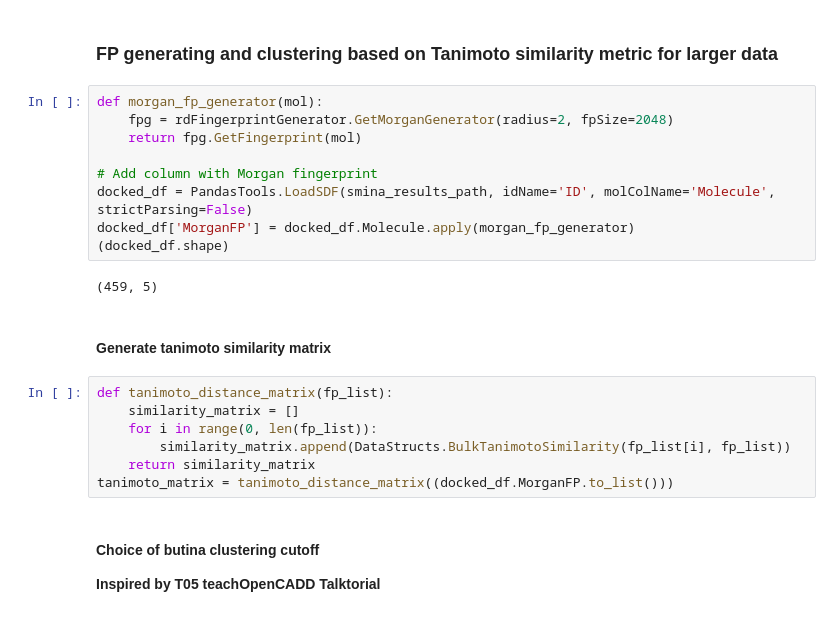
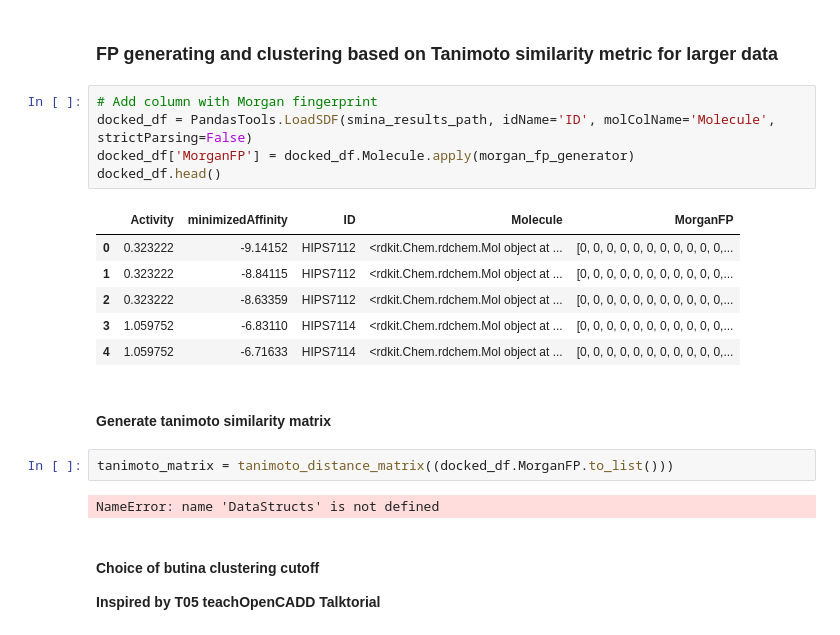
Before and after one commit to volkamerlab/MolDockLab, a Jupyter notebook: ECFT_VS_pipeline.ipynb, the cells around one changed output. Saved outputs shown, nothing was run; the diff lists cells and outputs as text.

```diff
--- a/ECFT_VS_pipeline.ipynb
+++ b/ECFT_VS_pipeline.ipynb
@@ -307,25 +165,23 @@ minimizedAffinity  0.323994           1.000000
 # %% [markdown]
 ### FP generating and clustering based on Tanimoto similarity metric for larger data
 # %%
-def morgan_fp_generator(mol):
-    fpg = rdFingerprintGenerator.GetMorganGenerator(radius=2, fpSize=2048)
-    return fpg.GetFingerprint(mol)
-
 # Add column with Morgan fingerprint
 docked_df = PandasTools.LoadSDF(smina_results_path, idName='ID', molColName='Molecule', strictParsing=False)
 docked_df['MorganFP'] = docked_df.Molecule.apply(morgan_fp_generator)
-(docked_df.shape)
+docked_df.head()
 # %% [output]
-(459, 5)
+|  | Activity | minimizedAffinity | ID | Molecule | MorganFP |
+| 0 | 0.323222 | -9.14152 | HIPS7112 | <rdkit.Chem.rdchem.Mol object at ... | [0, 0, 0, 0, 0, 0, 0, 0, 0, 0, 0,... |
+| 1 | 0.323222 | -8.84115 | HIPS7112 | <rdkit.Chem.rdchem.Mol object at ... | [0, 0, 0, 0, 0, 0, 0, 0, 0, 0, 0,... |
+| 2 | 0.323222 | -8.63359 | HIPS7112 | <rdkit.Chem.rdchem.Mol object at ... | [0, 0, 0, 0, 0, 0, 0, 0, 0, 0, 0,... |
+| 3 | 1.059752 | -6.83110 | HIPS7114 | <rdkit.Chem.rdchem.Mol object at ... | [0, 0, 0, 0, 0, 0, 0, 0, 0, 0, 0,... |
+| 4 | 1.059752 | -6.71633 | HIPS7114 | <rdkit.Chem.rdchem.Mol object at ... | [0, 0, 0, 0, 0, 0, 0, 0, 0, 0, 0,... |
 # %% [markdown]
 #### Generate tanimoto similarity matrix
-# %%
-def tanimoto_distance_matrix(fp_list):
-    similarity_matrix = []
-    for i in range(0, len(fp_list)):
-        similarity_matrix.append(DataStructs.BulkTanimotoSimilarity(fp_list[i], fp_list))
-    return similarity_matrix
-tanimoto_matrix = tanimoto_distance_matrix((docked_df.MorganFP.to_list()))
+# %%
+tanimoto_matrix = tanimoto_distance_matrix((docked_df.MorganFP.to_list()))
+# %% [output]
+NameError: name 'DataStructs' is not defined
 # %% [markdown]
 #### Choice of butina clustering cutoff
 **Inspired by T05 teachOpenCADD Talktorial**
```
Also changed, not shown: parts of 38 cells of this notebook, 6 other files.
